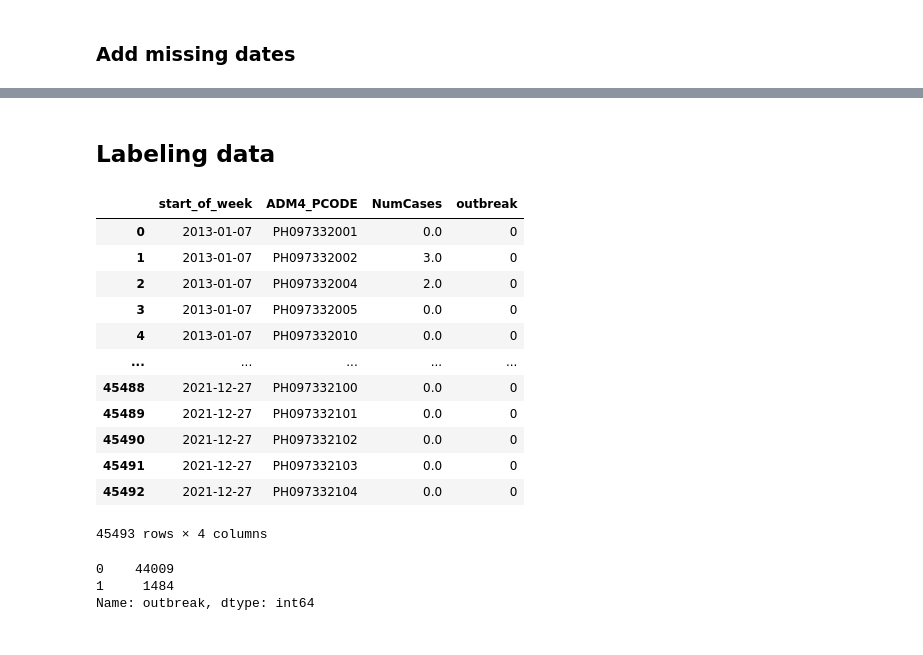
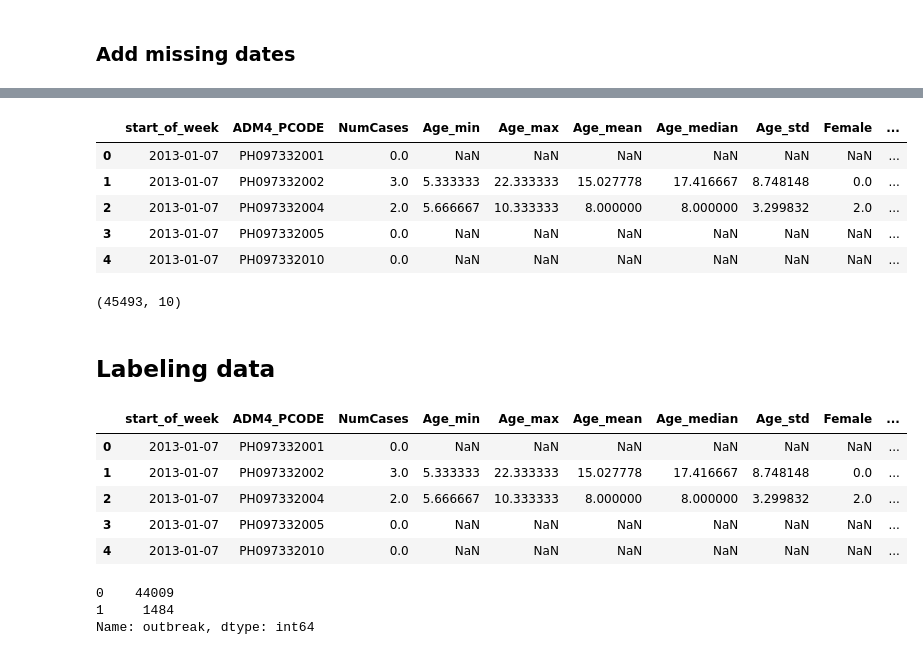
Before and after one commit to thinkingmachines/project-cchain, a Jupyter notebook: notebooks/baseline-model/01-lgu-data-prep.ipynb, the cells around one changed output, grey strips where cells are left out. Saved outputs shown, nothing was run; the diff lists cells and outputs as text; code cells hidden in the pictures.

```diff
--- a/notebooks/baseline-model/01-lgu-data-prep.ipynb
+++ b/notebooks/baseline-model/01-lgu-data-prep.ipynb
@@ -523,0 +511,16 @@ brgy_weekly["NumCases"].fillna(0, inplace=True)
+# %%
+agg_age_dengue_df = (
+    dengue_w_aoi.groupby(["start_of_week", "ADM4_PCODE"])
+    .agg(
+        {
+            "AgeYears": ["min", "max", "mean", "median", "std"],
+        }
+    )
+    .reset_index()
+)
+
+agg_age_dengue_df.columns = ["start_of_week", "ADM4_PCODE"] + [
+    f"Age_{stat}" for stat in ["min", "max", "mean", "median", "std"]
+]
+
+agg_age_dengue_df.head()
@@ -523,0 +534,11 @@ brgy_weekly["NumCases"].fillna(0, inplace=True)
+# %%
+agg_sex_dengue_df = (
+    dengue_w_aoi.groupby(["start_of_week", "ADM4_PCODE", "Sex"])
+    .size()
+    .unstack(fill_value=0)
+    .reset_index()
+    .rename_axis(columns=None)
+)
+# Rename the columns for clarity
+agg_sex_dengue_df.columns = ["start_of_week", "ADM4_PCODE", "Female", "Male"]
+agg_sex_dengue_df.head()
@@ -524,3 +565,20 @@ brgy_weekly["NumCases"].fillna(0, inplace=True)
+# %%
+# join with the brgy_weekly with complete dates
+brgy_weekly_w_feat = brgy_weekly.merge(
+    agg_age_sex_df, on=["start_of_week", "ADM4_PCODE"], how="left"
+)
+brgy_weekly_w_feat.head()
+# %% [output]
+|  | start_of_week | ADM4_PCODE | NumCases | Age_min | Age_max | Age_mean | Age_median | Age_std | Female | ... |
+| 0 | 2013-01-07 | PH097332001 | 0.0 | NaN | NaN | NaN | NaN | NaN | NaN | ... |
+| 1 | 2013-01-07 | PH097332002 | 3.0 | 5.333333 | 22.333333 | 15.027778 | 17.416667 | 8.748148 | 0.0 | ... |
+| 2 | 2013-01-07 | PH097332004 | 2.0 | 5.666667 | 10.333333 | 8.000000 | 8.000000 | 3.299832 | 2.0 | ... |
+| 3 | 2013-01-07 | PH097332005 | 0.0 | NaN | NaN | NaN | NaN | NaN | NaN | ... |
+| 4 | 2013-01-07 | PH097332010 | 0.0 | NaN | NaN | NaN | NaN | NaN | NaN | ... |
+# %%
+brgy_weekly_w_feat.shape
+# %% [output]
+(45493, 10)
 # %% [markdown]
 ## Labeling data
 # %%
@@ -558,16 +616,9 @@ for (timestamp, barangay), total_cases in grouped.iteritems():
-# %%
-brgy_weekly
-# %% [output]
-|  | start_of_week | ADM4_PCODE | NumCases | outbreak |
-| 0 | 2013-01-07 | PH097332001 | 0.0 | 0 |
-| 1 | 2013-01-07 | PH097332002 | 3.0 | 0 |
-| 2 | 2013-01-07 | PH097332004 | 2.0 | 0 |
-| 3 | 2013-01-07 | PH097332005 | 0.0 | 0 |
-| 4 | 2013-01-07 | PH097332010 | 0.0 | 0 |
-| ... | ... | ... | ... | ... |
-| 45488 | 2021-12-27 | PH097332100 | 0.0 | 0 |
-| 45489 | 2021-12-27 | PH097332101 | 0.0 | 0 |
-| 45490 | 2021-12-27 | PH097332102 | 0.0 | 0 |
-| 45491 | 2021-12-27 | PH097332103 | 0.0 | 0 |
-| 45492 | 2021-12-27 | PH097332104 | 0.0 | 0 |
-45493 rows × 4 columns
+# %%
+brgy_weekly_w_feat.head()
+# %% [output]
+|  | start_of_week | ADM4_PCODE | NumCases | Age_min | Age_max | Age_mean | Age_median | Age_std | Female | ... |
+| 0 | 2013-01-07 | PH097332001 | 0.0 | NaN | NaN | NaN | NaN | NaN | NaN | ... |
+| 1 | 2013-01-07 | PH097332002 | 3.0 | 5.333333 | 22.333333 | 15.027778 | 17.416667 | 8.748148 | 0.0 | ... |
+| 2 | 2013-01-07 | PH097332004 | 2.0 | 5.666667 | 10.333333 | 8.000000 | 8.000000 | 3.299832 | 2.0 | ... |
+| 3 | 2013-01-07 | PH097332005 | 0.0 | NaN | NaN | NaN | NaN | NaN | NaN | ... |
+| 4 | 2013-01-07 | PH097332010 | 0.0 | NaN | NaN | NaN | NaN | NaN | NaN | ... |
```
Also changed, not shown: parts of 21 cells of this notebook.
